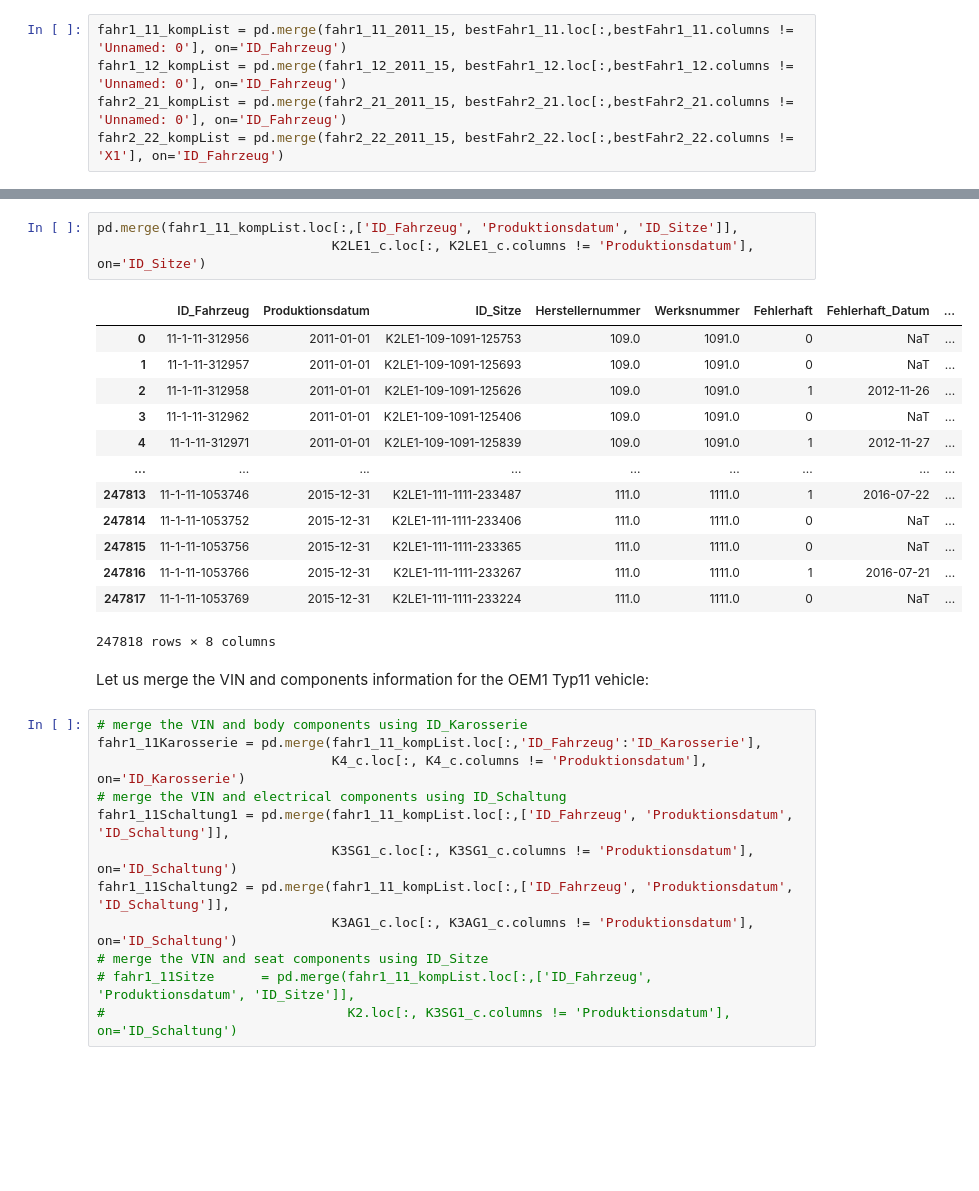
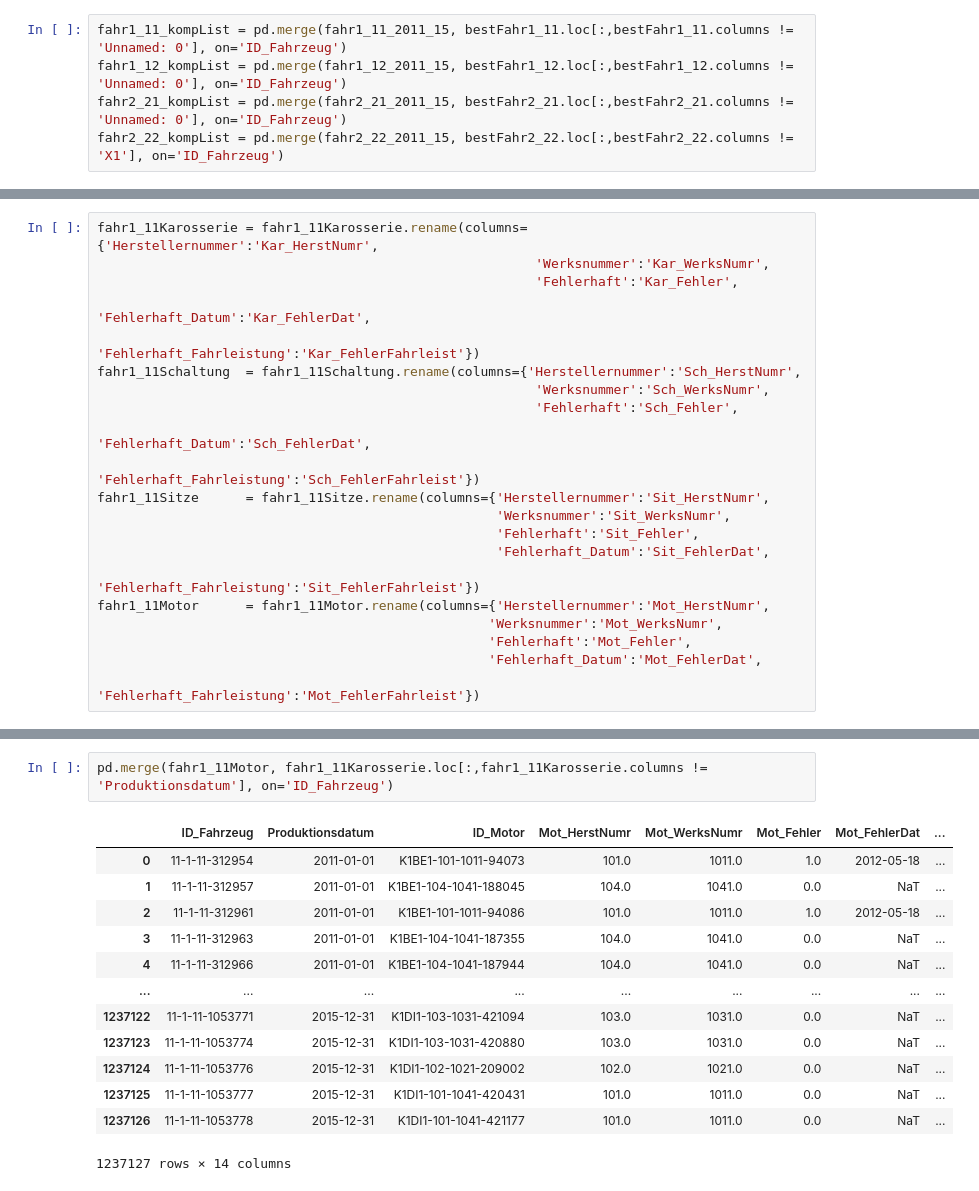
Before and after one commit to amrul87/IDA, a Jupyter notebook: Case_Study_IDA_Group_33/Case_Study_Group_33.ipynb, the cells around one changed output, grey strips where cells are left out. Saved outputs shown, nothing was run; the diff lists cells and outputs as text; blank space fills up the shorter version.

```diff
--- a/Case_Study_IDA_Group_33/Case_Study_Group_33.ipynb
+++ b/Case_Study_IDA_Group_33/Case_Study_Group_33.ipynb
@@ -236,0 +245,21 @@ fahr1_11_kompList
+# %%
+fahr1_11Karosserie = fahr1_11Karosserie.rename(columns={'Herstellernummer':'Kar_HerstNumr',
+                                                        'Werksnummer':'Kar_WerksNumr',
+                                                        'Fehlerhaft':'Kar_Fehler',
+                                                        'Fehlerhaft_Datum':'Kar_FehlerDat',
+                                                        'Fehlerhaft_Fahrleistung':'Kar_FehlerFahrleist'})
+fahr1_11Schaltung  = fahr1_11Schaltung.rename(columns={'Herstellernummer':'Sch_HerstNumr',
+                                                        'Werksnummer':'Sch_WerksNumr',
+                                                        'Fehlerhaft':'Sch_Fehler',
+                                                        'Fehlerhaft_Datum':'Sch_FehlerDat',
+                                                        'Fehlerhaft_Fahrleistung':'Sch_FehlerFahrleist'})
+fahr1_11Sitze      = fahr1_11Sitze.rename(columns={'Herstellernummer':'Sit_HerstNumr',
+                                                   'Werksnummer':'Sit_WerksNumr',
+                                                   'Fehlerhaft':'Sit_Fehler',
+                                                   'Fehlerhaft_Datum':'Sit_FehlerDat',
+                                                   'Fehlerhaft_Fahrleistung':'Sit_FehlerFahrleist'})
+fahr1_11Motor      = fahr1_11Motor.rename(columns={'Herstellernummer':'Mot_HerstNumr',
+                                                  'Werksnummer':'Mot_WerksNumr',
+                                                  'Fehlerhaft':'Mot_Fehler',
+                                                  'Fehlerhaft_Datum':'Mot_FehlerDat',
+                                                  'Fehlerhaft_Fahrleistung':'Mot_FehlerFahrleist'})
@@ -237,31 +301,16 @@ fahr1_11_kompList
 # %%
-pd.merge(fahr1_11_kompList.loc[:,['ID_Fahrzeug', 'Produktionsdatum', 'ID_Sitze']],
-                              K2LE1_c.loc[:, K2LE1_c.columns != 'Produktionsdatum'], on='ID_Sitze')
+pd.merge(fahr1_11Motor, fahr1_11Karosserie.loc[:,fahr1_11Karosserie.columns != 'Produktionsdatum'], on='ID_Fahrzeug')
 # %% [output]
-|  | ID_Fahrzeug | Produktionsdatum | ID_Sitze | Herstellernummer | Werksnummer | Fehlerhaft | Fehlerhaft_Datum | ... |
-| 0 | 11-1-11-312956 | 2011-01-01 | K2LE1-109-1091-125753 | 109.0 | 1091.0 | 0 | NaT | ... |
-| 1 | 11-1-11-312957 | 2011-01-01 | K2LE1-109-1091-125693 | 109.0 | 1091.0 | 0 | NaT | ... |
-| 2 | 11-1-11-312958 | 2011-01-01 | K2LE1-109-1091-125626 | 109.0 | 1091.0 | 1 | 2012-11-26 | ... |
-| 3 | 11-1-11-312962 | 2011-01-01 | K2LE1-109-1091-125406 | 109.0 | 1091.0 | 0 | NaT | ... |
-| 4 | 11-1-11-312971 | 2011-01-01 | K2LE1-109-1091-125839 | 109.0 | 1091.0 | 1 | 2012-11-27 | ... |
+|  | ID_Fahrzeug | Produktionsdatum | ID_Motor | Mot_HerstNumr | Mot_WerksNumr | Mot_Fehler | Mot_FehlerDat | ... |
+| 0 | 11-1-11-312954 | 2011-01-01 | K1BE1-101-1011-94073 | 101.0 | 1011.0 | 1.0 | 2012-05-18 | ... |
+| 1 | 11-1-11-312957 | 2011-01-01 | K1BE1-104-1041-188045 | 104.0 | 1041.0 | 0.0 | NaT | ... |
+| 2 | 11-1-11-312961 | 2011-01-01 | K1BE1-101-1011-94086 | 101.0 | 1011.0 | 1.0 | 2012-05-18 | ... |
+| 3 | 11-1-11-312963 | 2011-01-01 | K1BE1-104-1041-187355 | 104.0 | 1041.0 | 0.0 | NaT | ... |
+| 4 | 11-1-11-312966 | 2011-01-01 | K1BE1-104-1041-187944 | 104.0 | 1041.0 | 0.0 | NaT | ... |
 | ... | ... | ... | ... | ... | ... | ... | ... | ... |
-| 247813 | 11-1-11-1053746 | 2015-12-31 | K2LE1-111-1111-233487 | 111.0 | 1111.0 | 1 | 2016-07-22 | ... |
-| 247814 | 11-1-11-1053752 | 2015-12-31 | K2LE1-111-1111-233406 | 111.0 | 1111.0 | 0 | NaT | ... |
-| 247815 | 11-1-11-1053756 | 2015-12-31 | K2LE1-111-1111-233365 | 111.0 | 1111.0 | 0 | NaT | ... |
-| 247816 | 11-1-11-1053766 | 2015-12-31 | K2LE1-111-1111-233267 | 111.0 | 1111.0 | 1 | 2016-07-21 | ... |
-| 247817 | 11-1-11-1053769 | 2015-12-31 | K2LE1-111-1111-233224 | 111.0 | 1111.0 | 0 | NaT | ... |
+| 1237122 | 11-1-11-1053771 | 2015-12-31 | K1DI1-103-1031-421094 | 103.0 | 1031.0 | 0.0 | NaT | ... |
+| 1237123 | 11-1-11-1053774 | 2015-12-31 | K1DI1-103-1031-420880 | 103.0 | 1031.0 | 0.0 | NaT | ... |
+| 1237124 | 11-1-11-1053776 | 2015-12-31 | K1DI1-102-1021-209002 | 102.0 | 1021.0 | 0.0 | NaT | ... |
+| 1237125 | 11-1-11-1053777 | 2015-12-31 | K1DI1-101-1041-420431 | 101.0 | 1011.0 | 0.0 | NaT | ... |
+| 1237126 | 11-1-11-1053778 | 2015-12-31 | K1DI1-101-1041-421177 | 101.0 | 1011.0 | 0.0 | NaT | ... |
-247818 rows × 8 columns
+1237127 rows × 14 columns
-# %% [markdown]
-Let us merge the VIN and components information for the OEM1 Typ11 vehicle:
-# %%
-# merge the VIN and body components using ID_Karosserie
-fahr1_11Karosserie = pd.merge(fahr1_11_kompList.loc[:,'ID_Fahrzeug':'ID_Karosserie'],
-                              K4_c.loc[:, K4_c.columns != 'Produktionsdatum'], on='ID_Karosserie')
-# merge the VIN and electrical components using ID_Schaltung
-fahr1_11Schaltung1 = pd.merge(fahr1_11_kompList.loc[:,['ID_Fahrzeug', 'Produktionsdatum', 'ID_Schaltung']],
-                              K3SG1_c.loc[:, K3SG1_c.columns != 'Produktionsdatum'], on='ID_Schaltung')
-fahr1_11Schaltung2 = pd.merge(fahr1_11_kompList.loc[:,['ID_Fahrzeug', 'Produktionsdatum', 'ID_Schaltung']],
-                              K3AG1_c.loc[:, K3AG1_c.columns != 'Produktionsdatum'], on='ID_Schaltung')
-# merge the VIN and seat components using ID_Sitze
-# fahr1_11Sitze      = pd.merge(fahr1_11_kompList.loc[:,['ID_Fahrzeug', 'Produktionsdatum', 'ID_Sitze']],
-#                               K2.loc[:, K3SG1_c.columns != 'Produktionsdatum'], on='ID_Schaltung')
```
Also changed, not shown: parts of 8 cells of this notebook.
